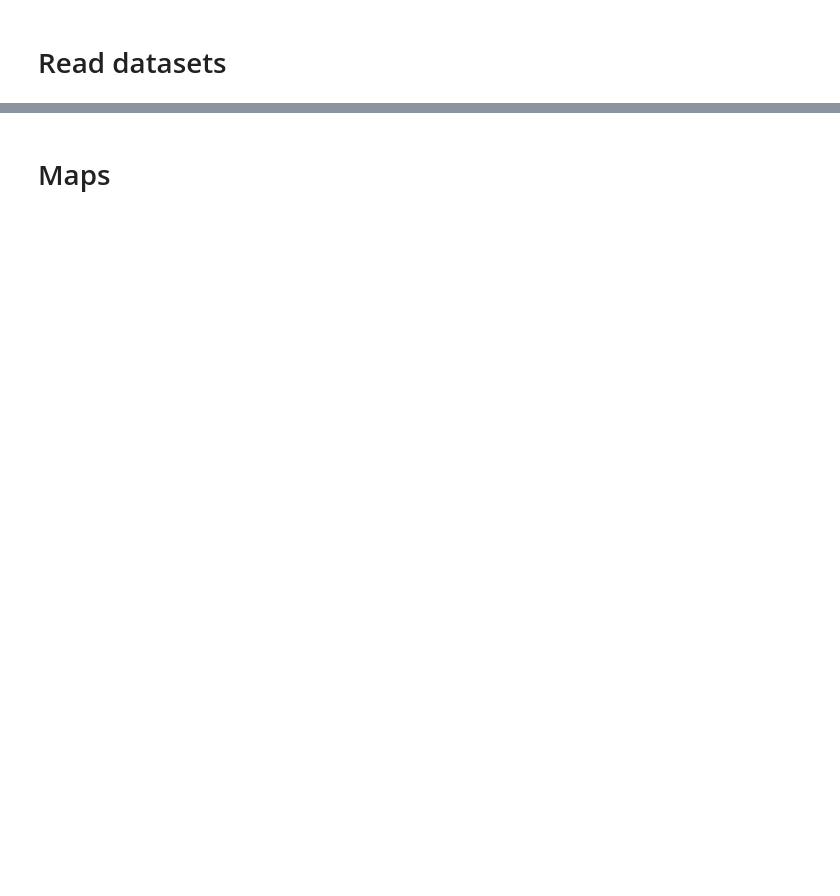
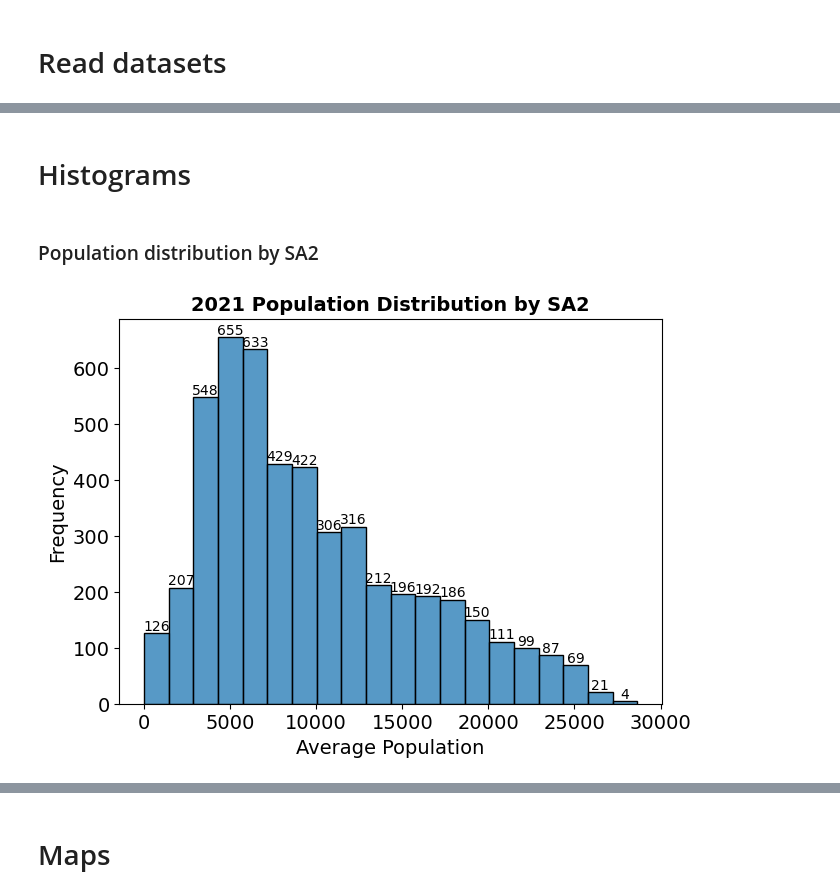
Before and after one commit to MAST30034-AppliedDataScience/project-2-group-buy-now-pay-later-industry-project-28, a Jupyter notebook: notebooks/2_Visualisation.ipynb, the cells around one changed output, grey strips where cells are left out. Drawn from its saved outputs; the diff is of its cells as text; code cells hidden in the pictures; blank space fills up the shorter version.

```diff
--- a/notebooks/2_Visualisation.ipynb
+++ b/notebooks/2_Visualisation.ipynb
@@ -95,0 +97,34 @@ merged_gdf.shape
+# %% [markdown]
+# Histograms
+# %% [markdown]
+### Population distribution by SA2
+# %%
+population_data = merged_external_df['average_population']
+
+# create the plot
+plt.figure(figsize=(7, 5))
+ax = sns.histplot(population_data, bins=20, kde=False)
+
+plt.title('2021 Population Distribution by SA2', weight='bold', fontsize=14)
+plt.xlabel('Average Population', fontsize=14)
+plt.ylabel('Frequency', fontsize=14)
+plt.xticks(fontsize=14)
+plt.yticks(fontsize=14)
+
+# add labels to each bar
+for patch in ax.patches:
+    height = patch.get_height()
+    ax.text(
+        patch.get_x() + patch.get_width() / 2,
+        height,
+        f'{int(height)}',
+        ha='center',
+        va='bottom',
+        fontsize=10
+    )
+
+# save and display the plot
+plt.savefig('../plots/population_hist.png', dpi=300, bbox_inches='tight')
+plt.show()
+# %% [output]
+[figure, added]
```
Also changed, not shown: parts of 49 cells of this notebook, 29 other files.
